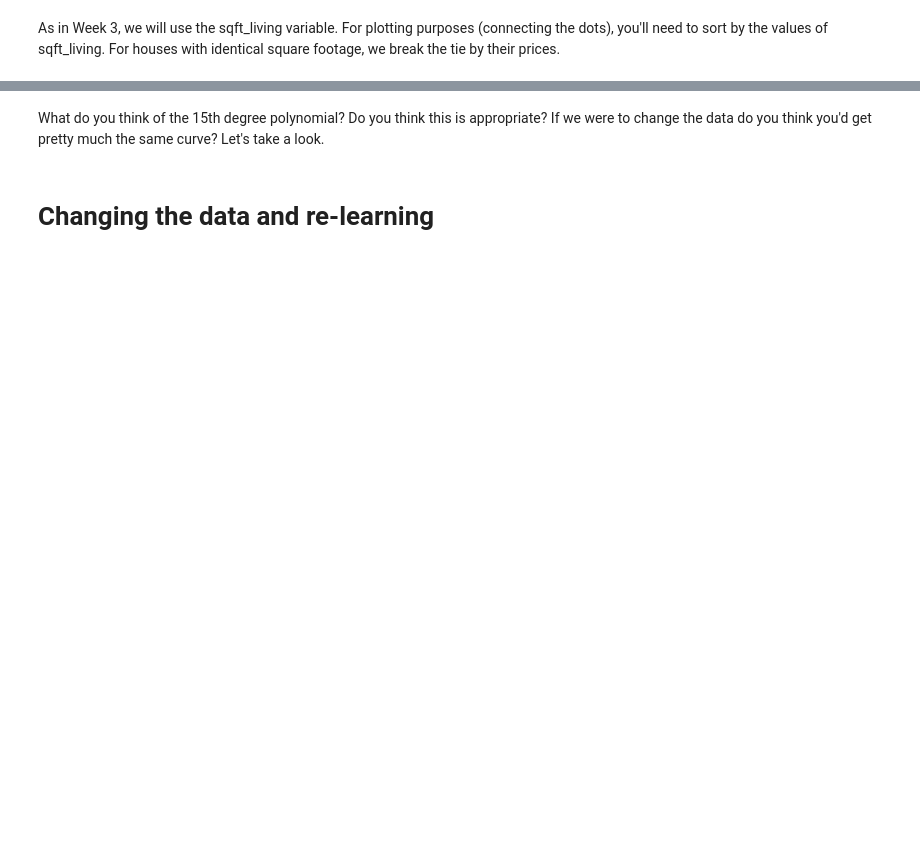
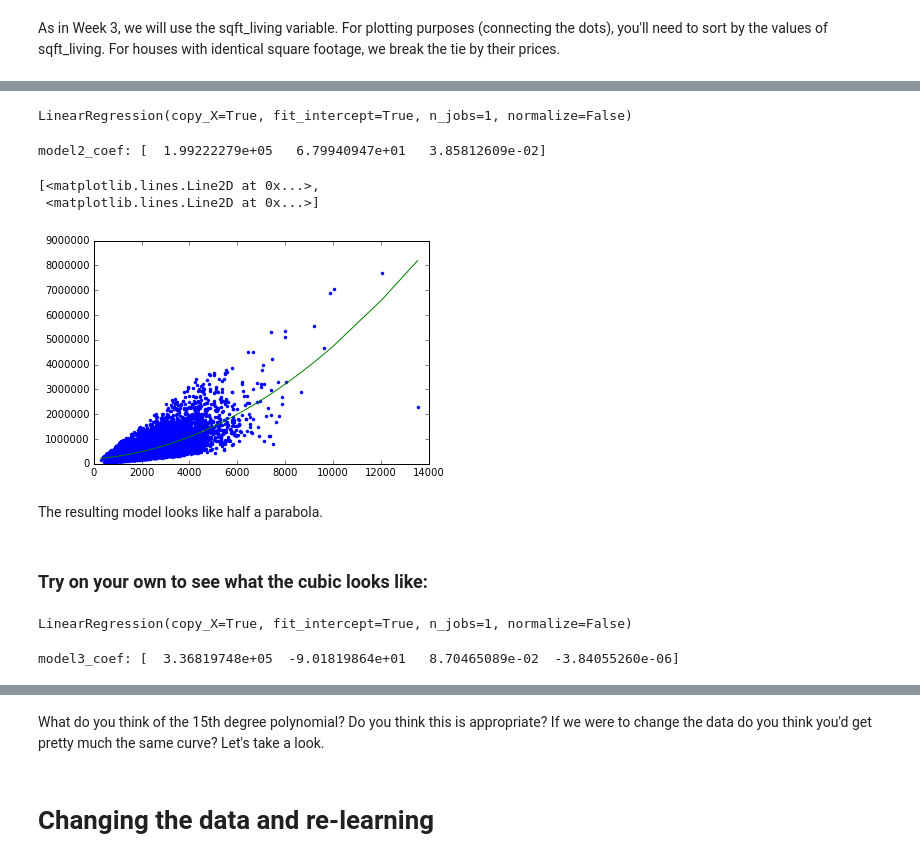
Before and after one commit to ddumet/coursera_machine_learning_pathway_regression, a Jupyter notebook: week-3-polynomial-regression-assignment.ipynb, the cells around one changed output, grey strips where cells are left out. Cells and saved outputs as stored; diff of their text form; code cells hidden in the pictures; blank space fills up the shorter version.

```diff
--- a/week-3-polynomial-regression-assignment.ipynb
+++ b/week-3-polynomial-regression-assignment.ipynb
@@ -95,4 +124,2 @@ sales = graphlab.SFrame('kc_house_data.gl/')
 # %% [markdown]
 As in Week 3, we will use the sqft_living variable. For plotting purposes (connecting the dots), you'll need to sort by the values of sqft_living. For houses with identical square footage, we break the tie by their prices.
-# %%
-sales = sales.sort(['sqft_living', 'price'])
@@ -134,0 +168,23 @@ Now try a 15th degree polynomial:
+# %%
+poly2_data = polynomial_dframe(sales[["sqft_living"]], 2)
+# %%
+model2 = LinearRegression()
+model2.fit(poly2_data,sales["price"])
+# %% [output]
+LinearRegression(copy_X=True, fit_intercept=True, n_jobs=1, normalize=False)
+# %%
+model2_coef = np.append(model2.intercept_,model2.coef_)
+print("model2_coef:",model2_coef)
+# %% [output]
+model2_coef: [  1.99222279e+05   6.79940947e+01   3.85812609e-02]
+# %%
+plt.plot(poly2_data["power_1"],sales["price"],'.',
+        poly2_data["power_1"], model2.predict(poly2_data),'-')
+# %% [output]
+[<matplotlib.lines.Line2D at 0x...>,
+ <matplotlib.lines.Line2D at 0x...>]
+[figure, added]
+# %% [markdown]
+The resulting model looks like half a parabola.
+# %% [markdown]
+### Try on your own to see what the cubic looks like:
@@ -134,0 +193,10 @@ Now try a 15th degree polynomial:
+# %%
+model3 = LinearRegression()
+model3.fit(poly3_data,sales["price"])
+# %% [output]
+LinearRegression(copy_X=True, fit_intercept=True, n_jobs=1, normalize=False)
+# %%
+model3_coef = np.append(model3.intercept_,model3.coef_)
+print("model3_coef:",model3_coef)
+# %% [output]
+model3_coef: [  3.36819748e+05  -9.01819864e+01   8.70465089e-02  -3.84055260e-06]
```
Also changed, not shown: parts of 39 cells of this notebook.
